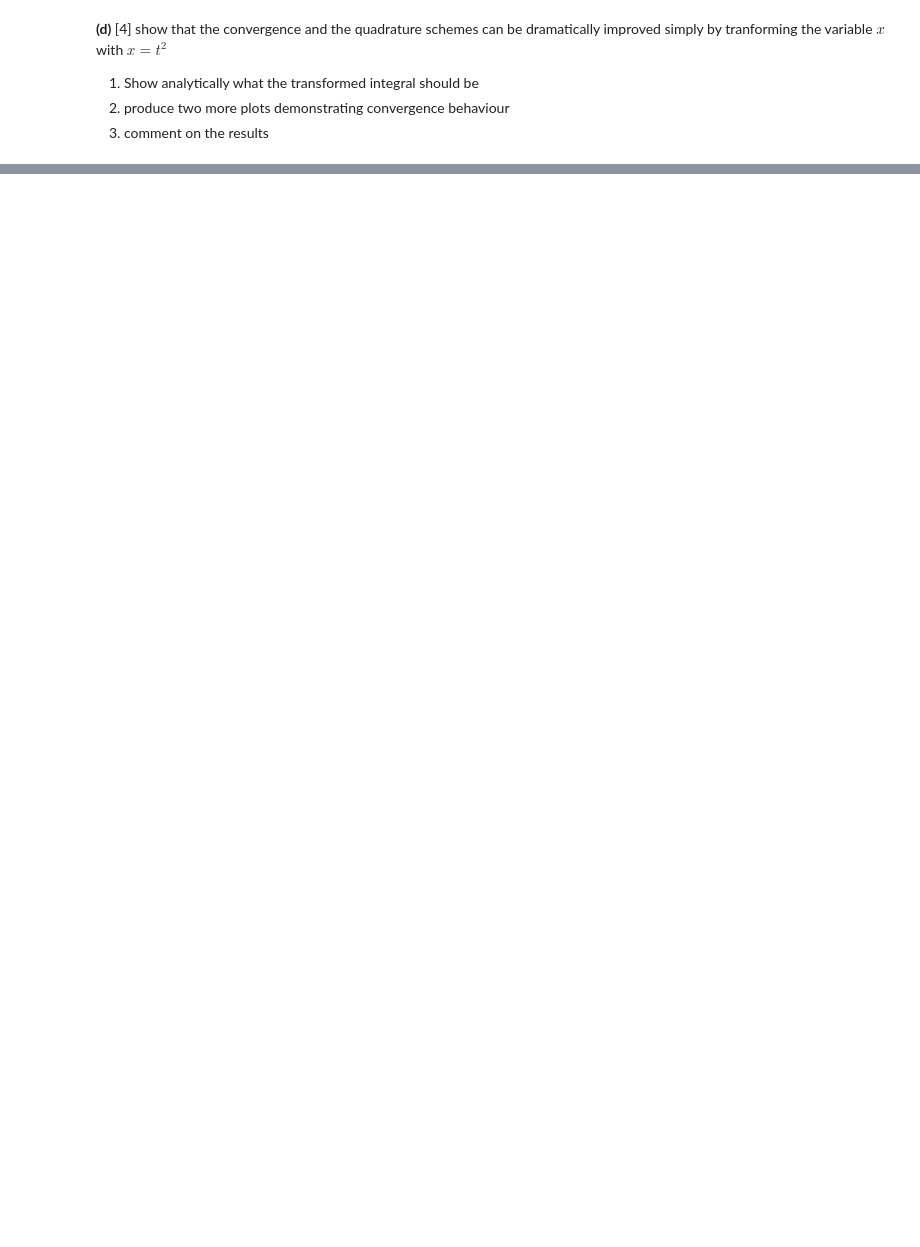
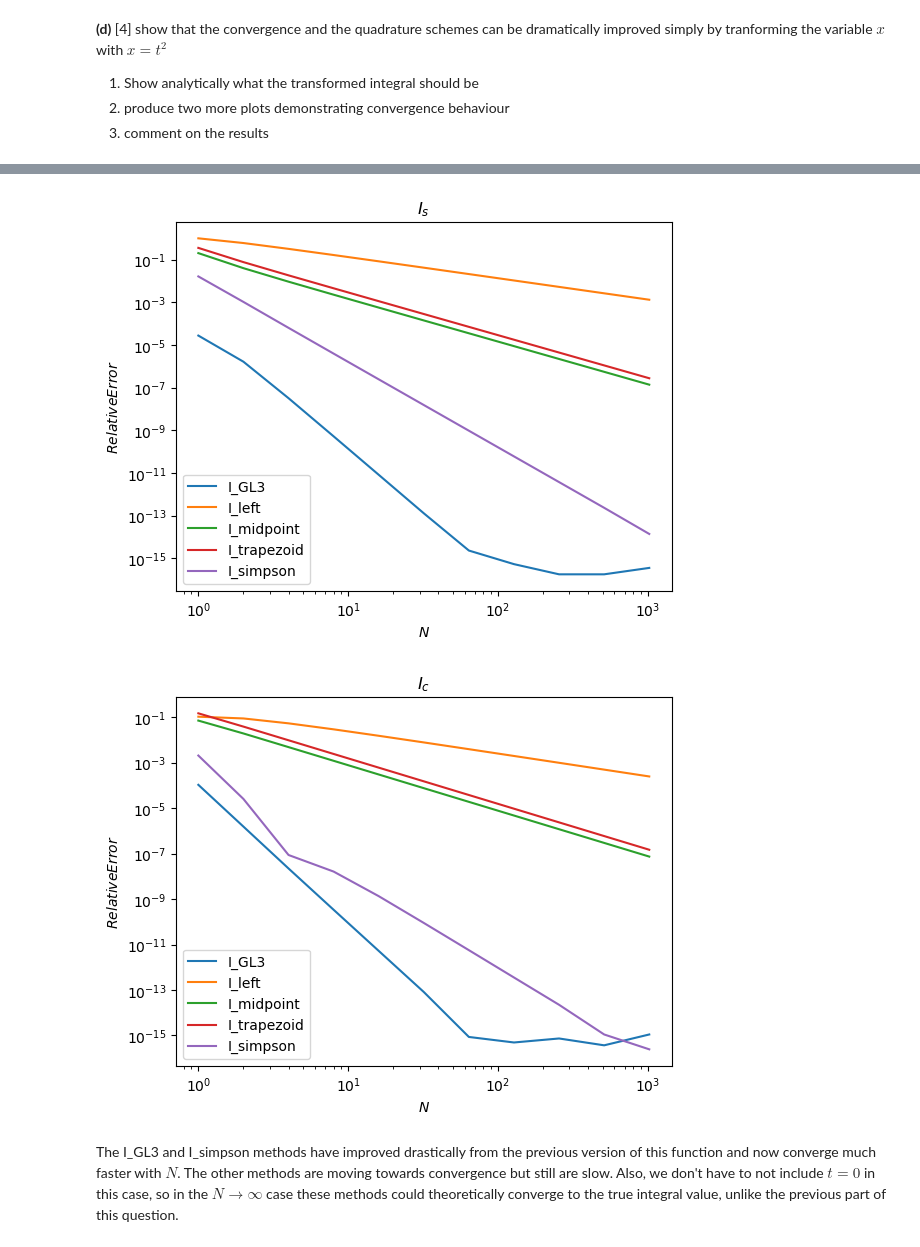
Before and after one commit to jlabbate15/intro-numerical-methods, a Jupyter notebook: HW/HW4_quad.ipynb, the cells around one changed output, grey strips where cells are left out. Drawn from its saved outputs; the diff is of its cells as text; code cells hidden in the pictures; blank space fills up the shorter version.

```diff
--- a/HW/HW4_quad.ipynb
+++ b/HW/HW4_quad.ipynb
@@ -472,0 +488,17 @@ YOUR ANSWER HERE
+# %%
+f_c = lambda x : 2*numpy.cos(x**2)
+f_s = lambda x : 2*numpy.sin(x**2)
+
+N = [ 2**n for n in range (11)]
+
+# import scipy
+# Is_true, _ = scipy.integrate.quad(f_c, 0, 1, epsabs=1e-12, epsrel=1e-12)
+# Ic_true, _ = scipy.integrate.quad(f_s, 0, 1, epsabs=1e-12, epsrel=1e-12)
+
+plot_quad_convergence(f_s, a=0, b=1., N=N, I_true=Is_true, title=r'$I_s$')
+plot_quad_convergence(f_c, a=0, b=1., N=N, I_true=Ic_true, title=r'$I_c$')
+# %% [output]
+[figure, added]
+[figure, added]
+# %% [markdown]
+The I_GL3 and I_simpson methods have improved drastically from the previous version of this function and now converge much faster with $N$. The other methods are moving towards convergence but still are slow. Also, we don't have to not include $t=0$ in this case, so in the $N\rightarrow \infty$ case these methods could theoretically converge to the true integral value, unlike the previous part of this question.
```
Also changed, not shown: parts of 8 cells of this notebook.
